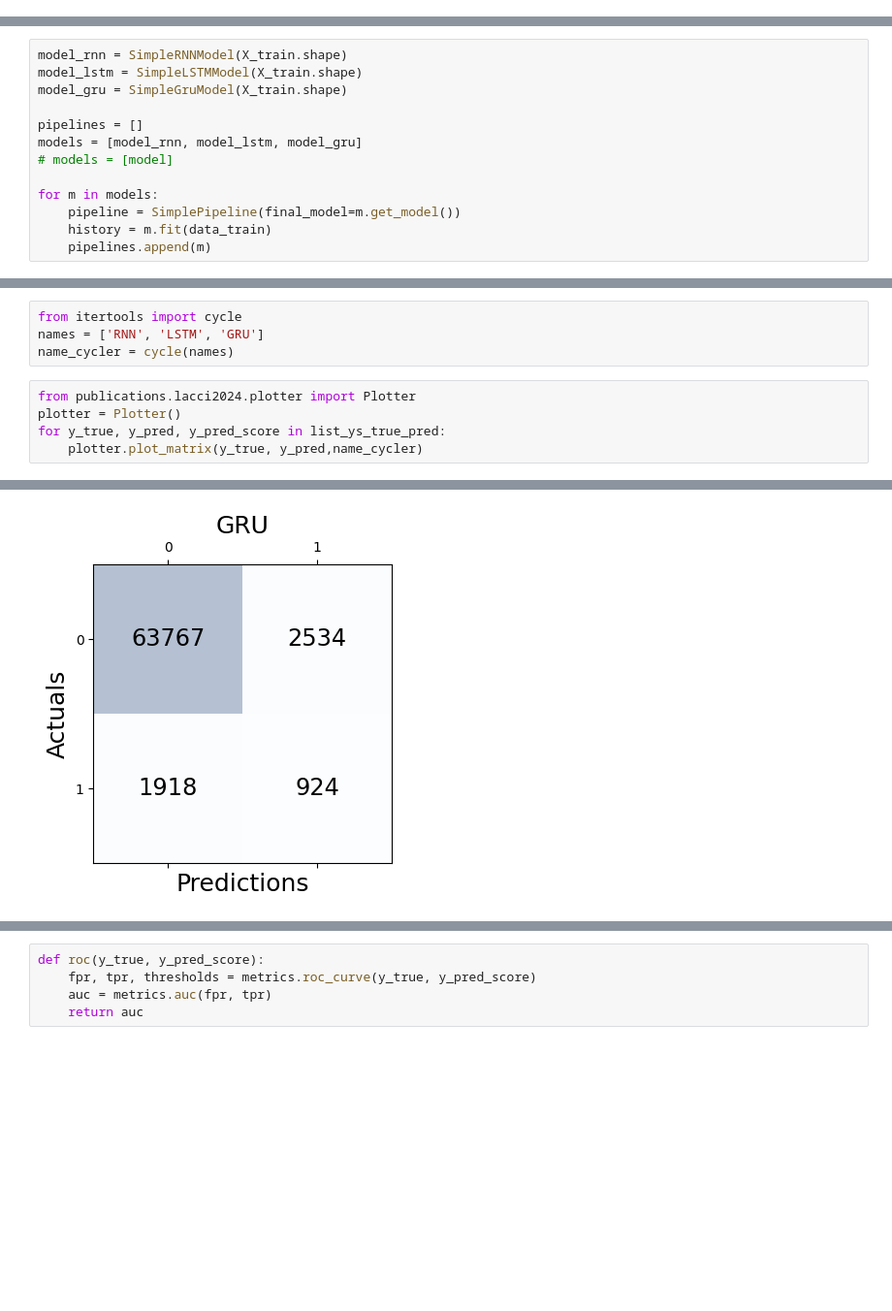
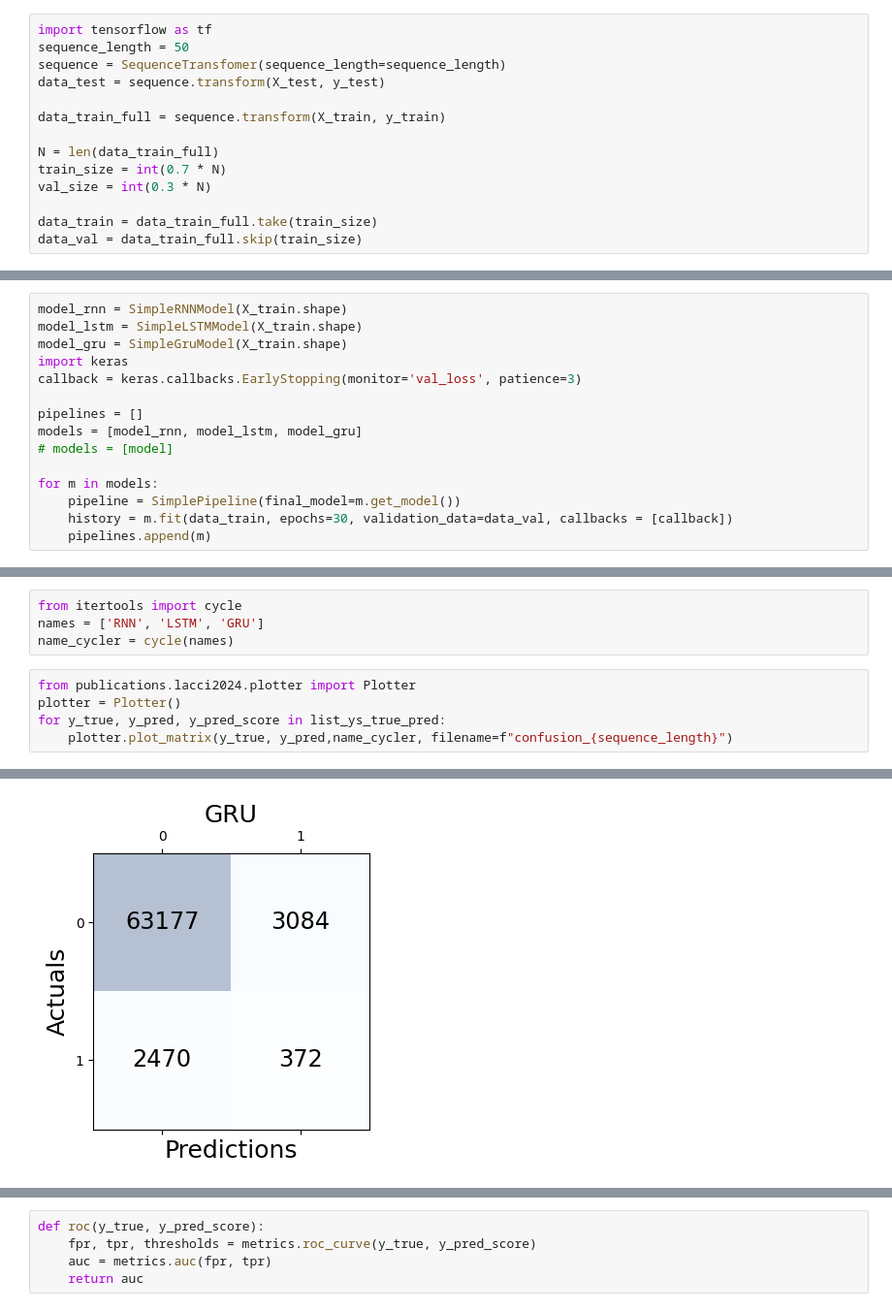
Before and after one commit to diegompin/es4ml, a Jupyter notebook: mlex/publications/lacci2024/analysis.ipynb, the cells around one changed output, grey strips where cells are left out. Shown: that part at 97% size. Drawn from its saved outputs; the diff is of its cells as text; blank space fills up the shorter version.

```diff
--- a/mlex/publications/lacci2024/analysis.ipynb
+++ b/mlex/publications/lacci2024/analysis.ipynb
@@ -103,0 +74,14 @@ data_train
+# %%
+import tensorflow as tf
+sequence_length = 50
+sequence = SequenceTransfomer(sequence_length=sequence_length)
+data_test = sequence.transform(X_test, y_test)
+
+data_train_full = sequence.transform(X_train, y_train)
+
+N = len(data_train_full)
+train_size = int(0.7 * N)
+val_size = int(0.3 * N)
+
+data_train = data_train_full.take(train_size)
+data_val = data_train_full.skip(train_size)
@@ -105,6 +110,8 @@ data_train
 model_rnn = SimpleRNNModel(X_train.shape)
 model_lstm = SimpleLSTMModel(X_train.shape)
 model_gru = SimpleGruModel(X_train.shape)
+import keras
+callback = keras.callbacks.EarlyStopping(monitor='val_loss', patience=3)
 
 pipelines = []
 models = [model_rnn, model_lstm, model_gru]
@@ -112,6 +119,6 @@ models = [model_rnn, model_lstm, model_gru]
 
 for m in models:
     pipeline = SimplePipeline(final_model=m.get_model())
-    history = m.fit(data_train)
+    history = m.fit(data_train, epochs=30, validation_data=data_val, callbacks = [callback])
     pipelines.append(m)
 # %% [output]
@@ -297,5 +290,5 @@ name_cycler = cycle(names)
 from publications.lacci2024.plotter import Plotter
 plotter = Plotter()
 for y_true, y_pred, y_pred_score in list_ys_true_pred:
-    plotter.plot_matrix(y_true, y_pred,name_cycler)
+    plotter.plot_matrix(y_true, y_pred,name_cycler, filename=f"confusion_{sequence_length}")
 # %% [output]
@@ -304,4 +297,4 @@ for y_true, y_pred, y_pred_score in list_ys_true_pred:
-[figure, old version]
+[figure, new version]
 # %%
 from sklearn import metrics
 import cycler
```
Also changed, not shown: parts of 10 cells of this notebook, 37 other files.
